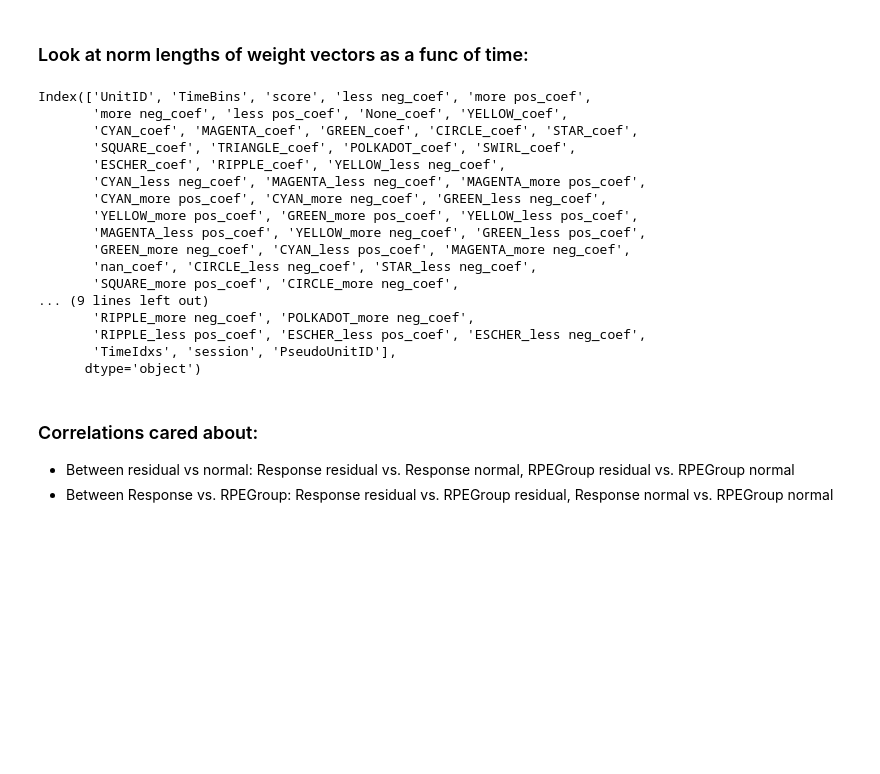
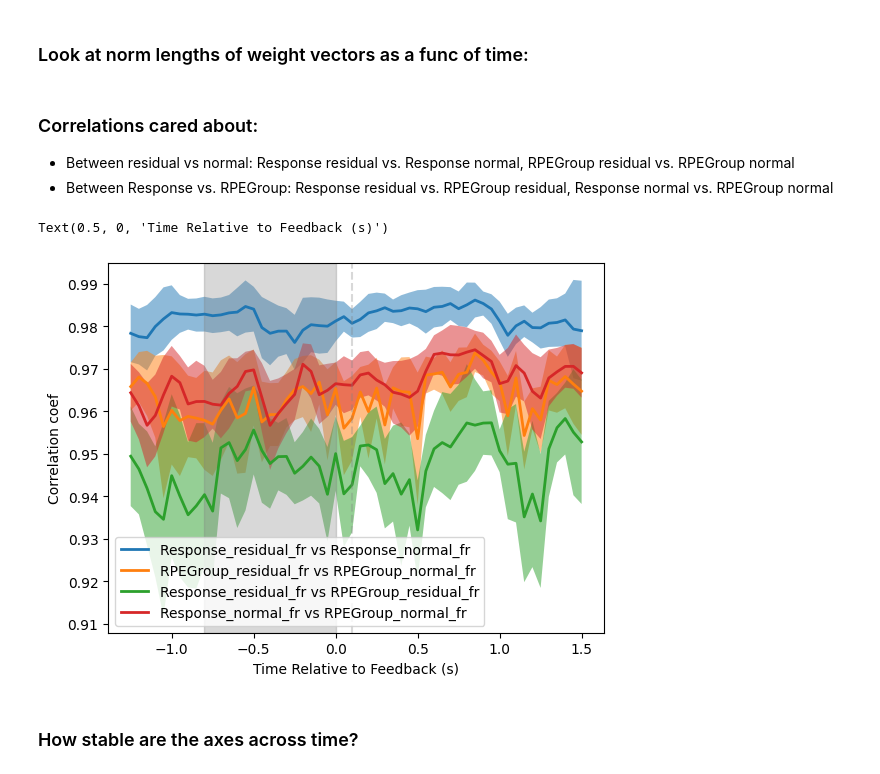
Before and after one commit to pqz317/wcst_decode, a Jupyter notebook: notebooks/20240412_encoding_value_axes.ipynb, the cells around one changed output. Cells and saved outputs as stored; diff of their text form; code cells hidden in the pictures; blank space fills up the shorter version.

```diff
--- a/notebooks/20240412_encoding_value_axes.ipynb
+++ b/notebooks/20240412_encoding_value_axes.ipynb
@@ -44,24 +45,4 @@ for feedback_type in fbs:
         glms[f"{feedback_type}_{residual_str}"] = glm_res
-# %%
-glm_res.columns
-# %% [output]
-Index(['UnitID', 'TimeBins', 'score', 'less neg_coef', 'more pos_coef',
-       'more neg_coef', 'less pos_coef', 'None_coef', 'YELLOW_coef',
-       'CYAN_coef', 'MAGENTA_coef', 'GREEN_coef', 'CIRCLE_coef', 'STAR_coef',
-       'SQUARE_coef', 'TRIANGLE_coef', 'POLKADOT_coef', 'SWIRL_coef',
-       'ESCHER_coef', 'RIPPLE_coef', 'YELLOW_less neg_coef',
-       'CYAN_less neg_coef', 'MAGENTA_less neg_coef', 'MAGENTA_more pos_coef',
-       'CYAN_more pos_coef', 'CYAN_more neg_coef', 'GREEN_less neg_coef',
-       'YELLOW_more pos_coef', 'GREEN_more pos_coef', 'YELLOW_less pos_coef',
-       'MAGENTA_less pos_coef', 'YELLOW_more neg_coef', 'GREEN_less pos_coef',
-       'GREEN_more neg_coef', 'CYAN_less pos_coef', 'MAGENTA_more neg_coef',
-       'nan_coef', 'CIRCLE_less neg_coef', 'STAR_less neg_coef',
-       'SQUARE_more pos_coef', 'CIRCLE_more neg_coef',
-... (9 lines left out)
-       'RIPPLE_more neg_coef', 'POLKADOT_more neg_coef',
-       'RIPPLE_less pos_coef', 'ESCHER_less pos_coef', 'ESCHER_less neg_coef',
-       'TimeIdxs', 'session', 'PseudoUnitID'],
-      dtype='object')
 # %% [markdown]
 ### Correlations cared about:
 - Between residual vs normal: Response residual vs. Response normal, RPEGroup residual vs. RPEGroup normal
@@ -85,4 +66,29 @@ for (cond_a, cond_b) in pairs:
             feat = FEATURES[feat_idx]
             glm_res_a = glms[cond_a]
             glm_res_b = glms[cond_b]
-            vec_a = glm_res_a[glm_res_a.TimeIdxs == time_bin][]
+            vec_a = glm_res_a[glm_res_a.TimeIdxs == time_bin].sort_values(by="PseudoUnitID")[feat + "Value_coef"].values
+            vec_b = glm_res_b[glm_res_b.TimeIdxs == time_bin].sort_values(by="PseudoUnitID")[feat + "Value_coef"].values
+            corr = np.corrcoef(vec_a, vec_b)[0, 1]
+            corrs[time_bin, feat_idx] = corr
+    pair_res[(cond_a, cond_b)] = corrs
+# %%
+fig, ax = plt.subplots()
+for pair in pairs:
+    cors = pair_res[pair]
+    visualization_utils.visualize_accuracy_across_time_bins(
+        cors,
+        PRE_INTERVAL / 1000, POST_INTERVAL / 1000, INTERVAL_SIZE / 1000,  # by default these are in seconds
+        ax,
+        label=f"{pair[0]} vs {pair[1]}",
+        right_align=True
+    )
+ax.legend()
+ax.set_ylabel("Correlation coef")
+ax.axvspan(-0.8, 0, alpha=0.3, color='gray')
+ax.axvline(0.098, alpha=0.3, color='gray', linestyle='dashed')
+ax.set_xlabel("Time Relative to Feedback (s)")
+# %% [output]
+Text(0.5, 0, 'Time Relative to Feedback (s)')
+[figure, added]
+# %% [markdown]
+### How stable are the axes across time?
```
Also changed, not shown: parts of 30 cells of this notebook, 6 other files.
